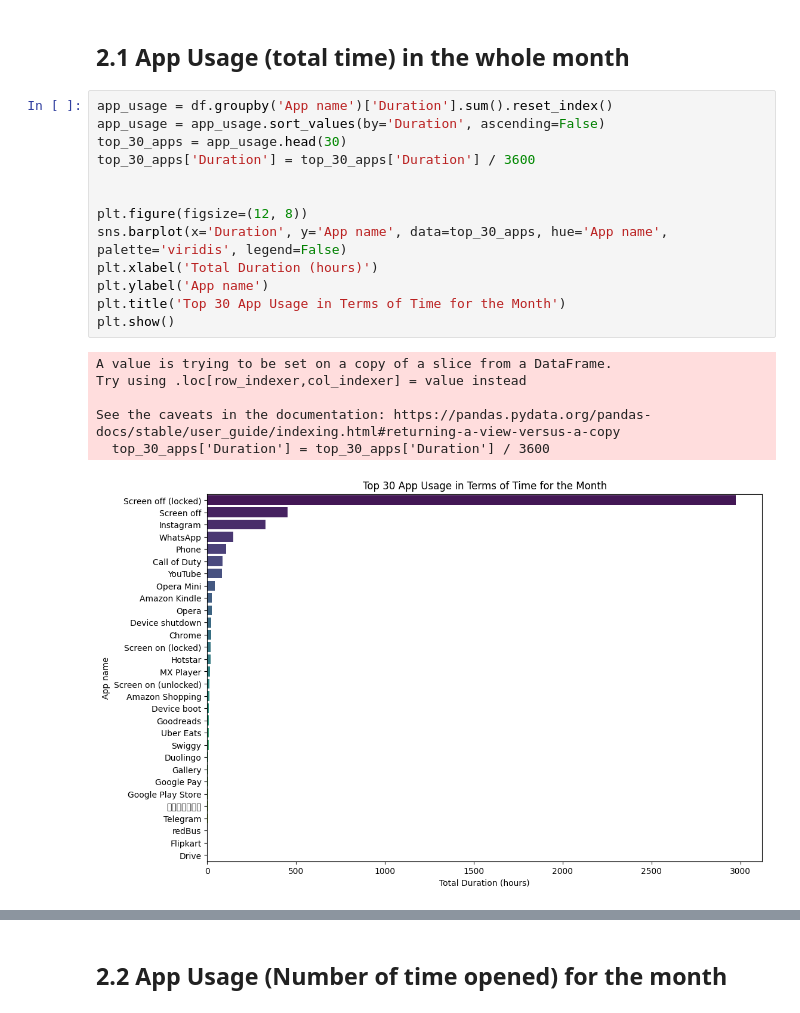
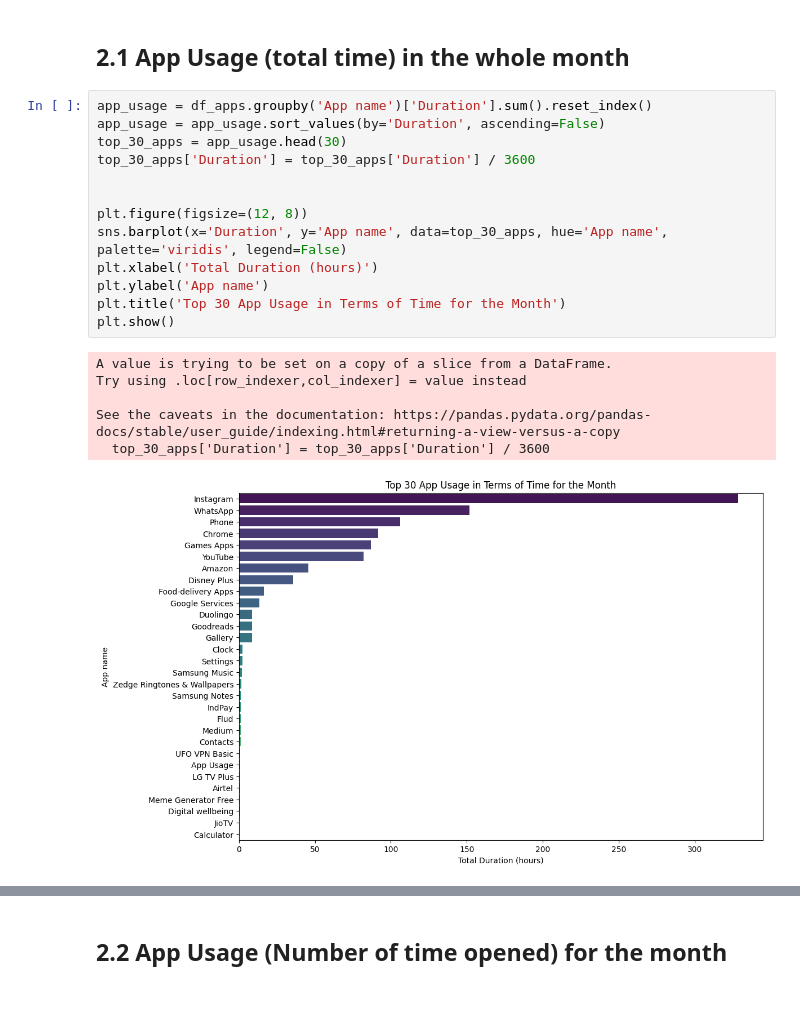
Before and after one commit to VietAnhNguyen20/MobileAppInsights, a Jupyter notebook: Data_Exploration.ipynb, the cells around one changed output, grey strips where cells are left out. Drawn from its saved outputs; the diff is of its cells as text.

```diff
--- a/Data_Exploration.ipynb
+++ b/Data_Exploration.ipynb
@@ -41,25 +118,25 @@ Data Preview:
 # %% [markdown]
 ## 2.1 App Usage (total time) in the whole month
 # %%
-app_usage = df.groupby('App name')['Duration'].sum().reset_index()
+app_usage = df_apps.groupby('App name')['Duration'].sum().reset_index()
 app_usage = app_usage.sort_values(by='Duration', ascending=False)
 top_30_apps = app_usage.head(30)
 top_30_apps['Duration'] = top_30_apps['Duration'] / 3600
 
 
 plt.figure(figsize=(12, 8))
 sns.barplot(x='Duration', y='App name', data=top_30_apps, hue='App name', palette='viridis', legend=False)
 plt.xlabel('Total Duration (hours)')
 plt.ylabel('App name')
 plt.title('Top 30 App Usage in Terms of Time for the Month')
 plt.show()
 # %% [output]
 A value is trying to be set on a copy of a slice from a DataFrame.
 Try using .loc[row_indexer,col_indexer] = value instead
 
 See the caveats in the documentation: https://pandas.pydata.org/pandas-docs/stable/user_guide/indexing.html#returning-a-view-versus-a-copy
   top_30_apps['Duration'] = top_30_apps['Duration'] / 3600
-[figure, old version]
+[figure, new version]
 # %%
 top_30_apps_remove_first = app_usage.iloc[1:31]
 top_30_apps_remove_first['Duration'] = top_30_apps_remove_first['Duration'] / 3600
```
Also changed, not shown: parts of 13 cells of this notebook, 6 other files.
